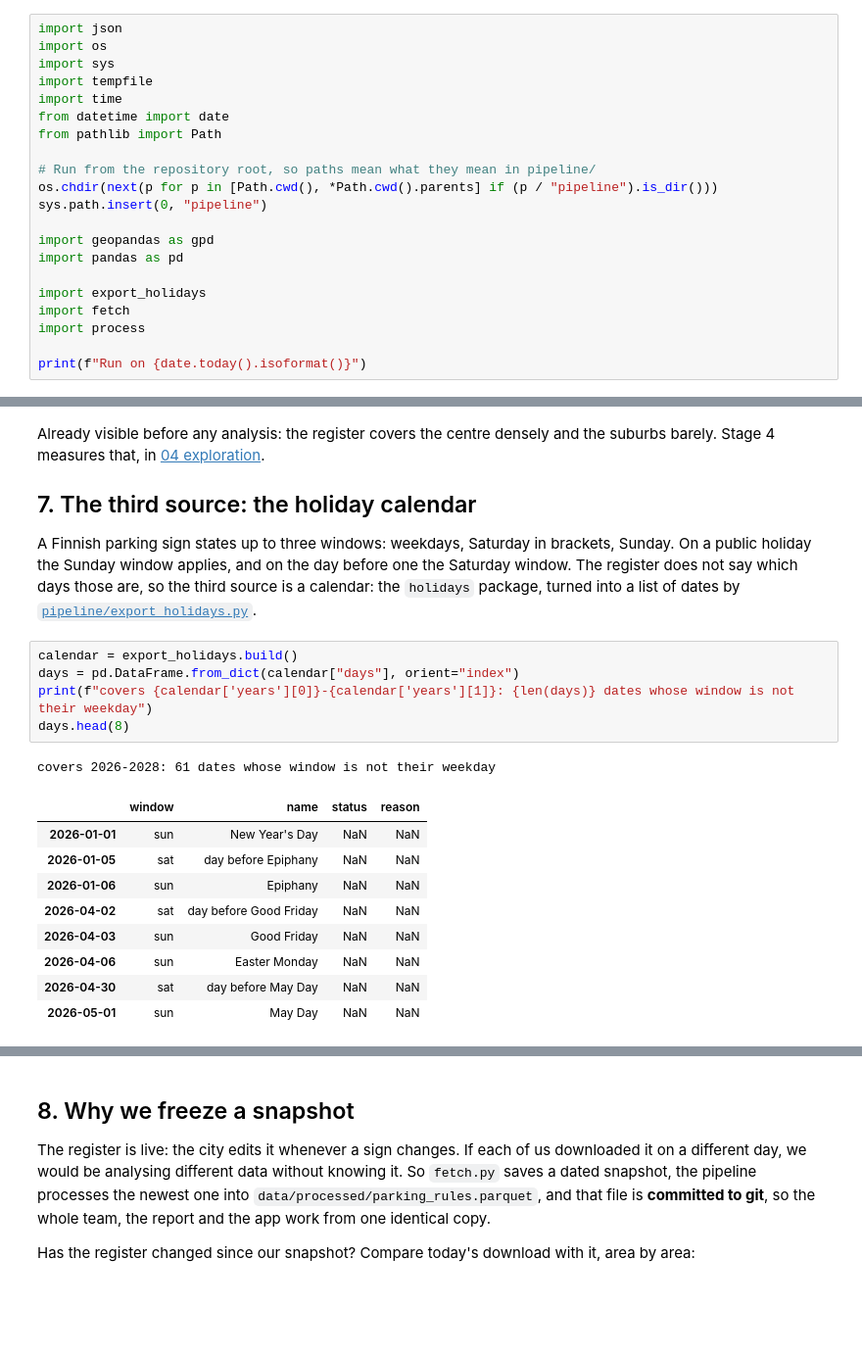
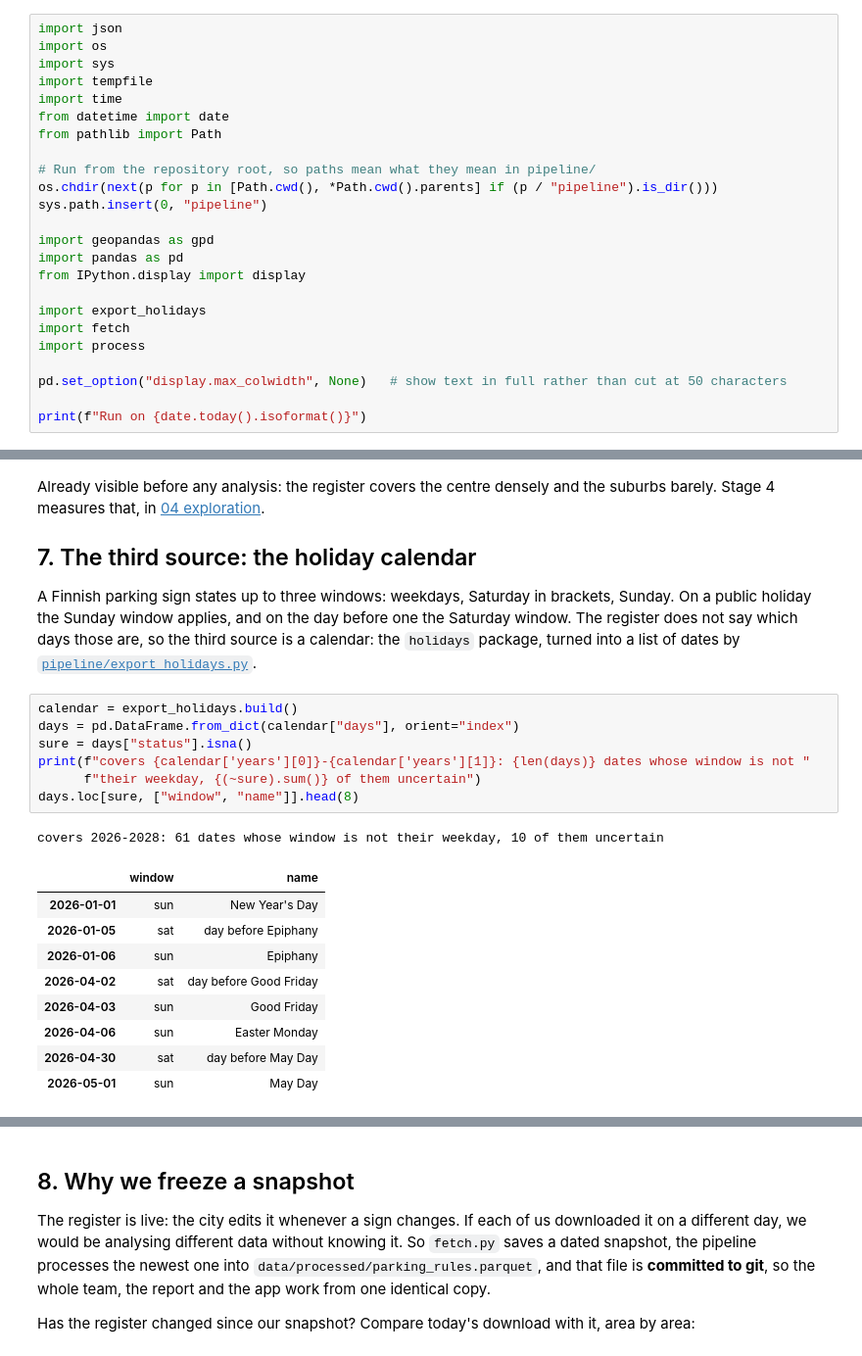
Before and after one commit to tercanfurkan/parkkiko, a Jupyter notebook: notebooks/stages/02_data_collection.ipynb, the cells around one changed output, grey strips where cells are left out. Shown at 98% size. Saved outputs shown, nothing was run; the diff lists cells and outputs as text; blank space fills up the shorter version.

```diff
--- a/notebooks/stages/02_data_collection.ipynb
+++ b/notebooks/stages/02_data_collection.ipynb
@@ -46,11 +46,14 @@ sys.path.insert(0, "pipeline")
 
 import geopandas as gpd
 import pandas as pd
+from IPython.display import display
 
 import export_holidays
 import fetch
 import process
 
+pd.set_option("display.max_colwidth", None)   # show text in full rather than cut at 50 characters
+
 print(f"Run on {date.today().isoformat()}")
 # %% [output]
 Run on 2026-10-23
@@ -302,17 +305,19 @@ package, turned into a list of dates by
 # %%
 calendar = export_holidays.build()
 days = pd.DataFrame.from_dict(calendar["days"], orient="index")
-print(f"covers {calendar['years'][0]}-{calendar['years'][1]}: {len(days)} dates whose window is not their weekday")
-days.head(8)
+sure = days["status"].isna()
+print(f"covers {calendar['years'][0]}-{calendar['years'][1]}: {len(days)} dates whose window is not "
+      f"their weekday, {(~sure).sum()} of them uncertain")
+days.loc[sure, ["window", "name"]].head(8)
 # %% [output]
-covers 2026-2028: 61 dates whose window is not their weekday
+covers 2026-2028: 61 dates whose window is not their weekday, 10 of them uncertain
-|  | window | name | status | reason |
-| 2026-01-01 | sun | New Year's Day | NaN | NaN |
-| 2026-01-05 | sat | day before Epiphany | NaN | NaN |
-| 2026-01-06 | sun | Epiphany | NaN | NaN |
-| 2026-04-02 | sat | day before Good Friday | NaN | NaN |
-| 2026-04-03 | sun | Good Friday | NaN | NaN |
-| 2026-04-06 | sun | Easter Monday | NaN | NaN |
-| 2026-04-30 | sat | day before May Day | NaN | NaN |
-| 2026-05-01 | sun | May Day | NaN | NaN |
+|  | window | name |
+| 2026-01-01 | sun | New Year's Day |
+| 2026-01-05 | sat | day before Epiphany |
+| 2026-01-06 | sun | Epiphany |
+| 2026-04-02 | sat | day before Good Friday |
+| 2026-04-03 | sun | Good Friday |
+| 2026-04-06 | sun | Easter Monday |
+| 2026-04-30 | sat | day before May Day |
+| 2026-05-01 | sun | May Day |
 # %% [markdown]
```
Also changed, not shown: parts of 4 cells of this notebook, 2 other files.
